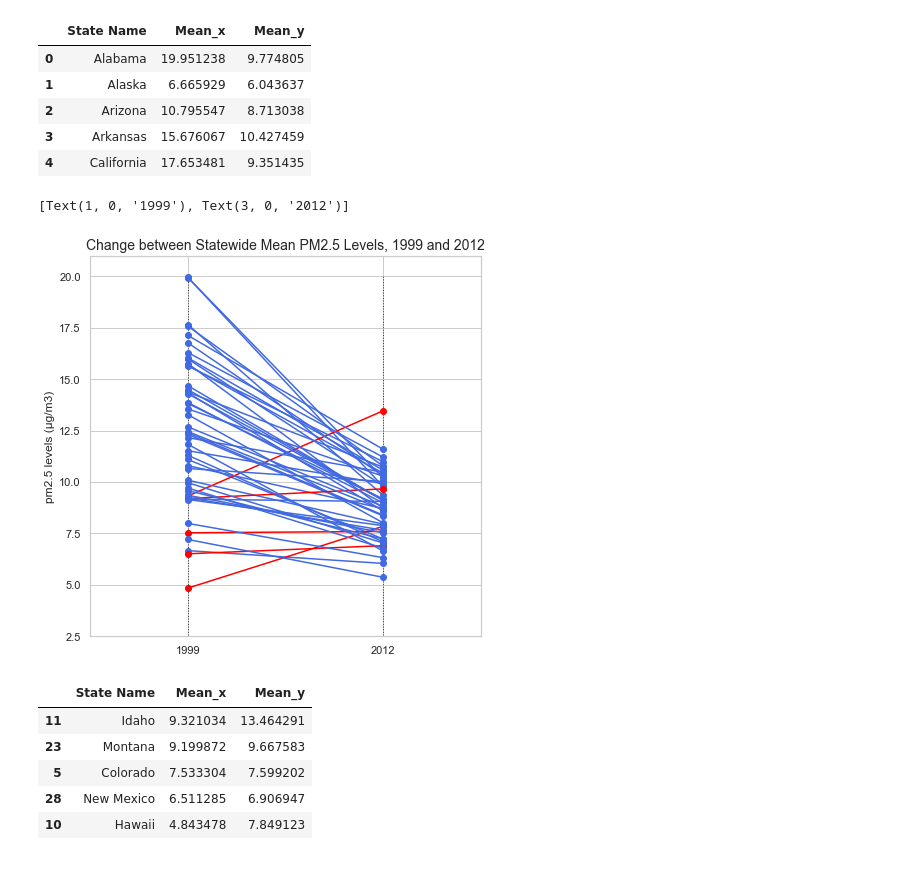
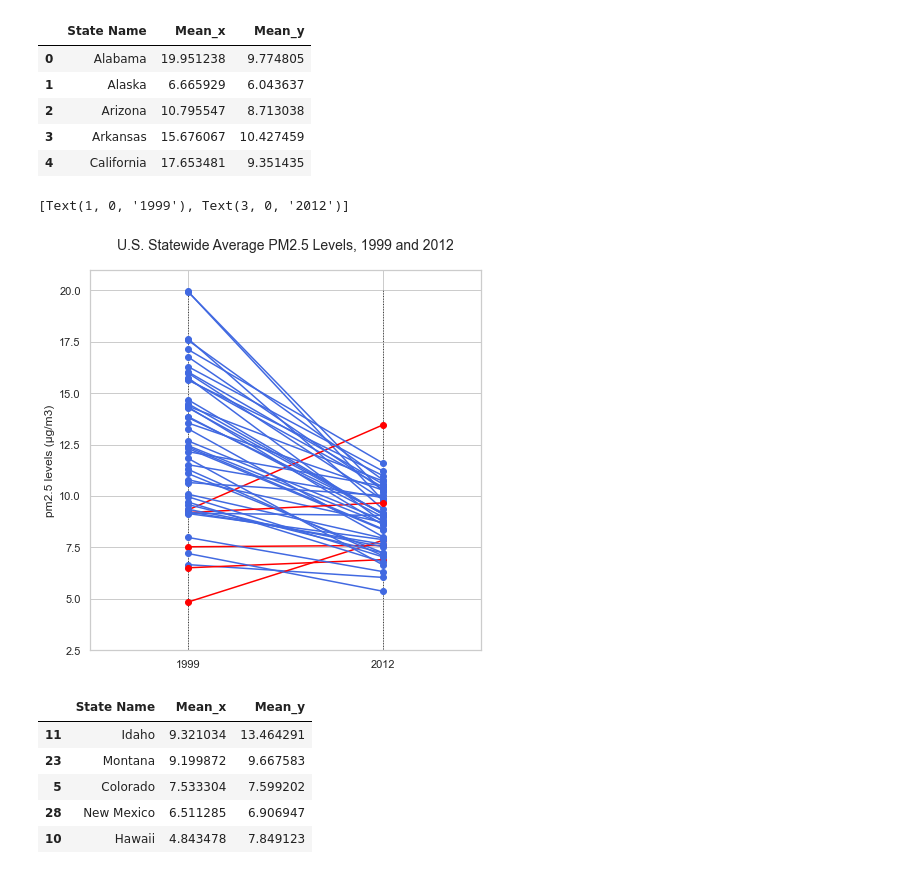
Before and after one commit to mjlaw/FIT_capstone, a Jupyter notebook: Jupyter_notebooks/PM2.5 studies part2.ipynb, the cells around one changed output. Saved outputs shown, nothing was run; the diff lists cells and outputs as text; code cells hidden in the pictures.

Commit message:
final notebook

```diff
--- a/Jupyter_notebooks/PM2.5 studies part2.ipynb
+++ b/Jupyter_notebooks/PM2.5 studies part2.ipynb
@@ -723,9 +723,9 @@ df0 = pd.DataFrame(x0_cleaned.to_frame()).assign(Year=1999)
 df1 = pd.DataFrame(x1_cleaned.to_frame()).assign(Year=2012)
 df2 = pd.DataFrame(x2_cleaned.to_frame()).assign(Year=2020)
 cdf = pd.concat([df0, df1, df2])
-sns.set(style='whitegrid', context='notebook', rc={'figure.figsize': (7,7)})
+sns.set(style='whitegrid', context='notebook', rc={'figure.figsize': (8,8)})
 ax = sns.boxplot(x="Year", y="Arithmetic Mean", data=cdf, width = 0.5, palette='Blues', showfliers = False)
-ax.set_title('Daily Average PM2.5 Levels, Outliers Removed', fontsize=14)
+ax.set_title('U.S. Daily Average PM2.5 Levels, Outliers Removed', pad=20, fontsize=14)
 ax.set_ylabel('pm2.5 levels (µg/m3)')
 ax.set_xlabel('')
 # %% [output]
@@ -767,32 +767,32 @@ d1.to_csv('C:\\Users\\Mary\\CIS5898\\FIT_capstone\\88101_2012_byState.csv', head
 #https://www.machinelearningplus.com/plots/top-50-matplotlib-visualizations-the-master-plots-python/
 
 import matplotlib.lines as mlines
 
 def newline(p1, p2, color='black'):
     ax = plt.gca()
     l = mlines.Line2D([p1[0],p2[0]], [p1[1],p2[1]], color='royalblue' if p1[1]-p2[1] > 0 else 'red',  marker='o', markersize=6)
     ax.add_line(l)
     return l
 
 fig, ax = plt.subplots(1,1,figsize=(7,7))
 
 # Vertical Lines
 ax.vlines(x=1, ymin= 0, ymax=20, color='black', alpha=0.7, linewidth=1, linestyles='dotted')
 ax.vlines(x=3, ymin=0, ymax=20, color='black', alpha=0.7, linewidth=1, linestyles='dotted')
 
 # Points
 ax.scatter(y=mrg['Mean_x'], x=np.repeat(1, mrg.shape[0]), s=10, color='black', alpha=0.7)
 ax.scatter(y=mrg['Mean_y'], x=np.repeat(3, mrg.shape[0]), s=10, color='black', alpha=0.7)
 
 # Line Segments and Annotation
 for p1, p2, c in zip(mrg['Mean_x'], mrg['Mean_y'], mrg['State Name']):
     newline([1,p1], [3,p2])
 
 # Title and Labels
-ax.set_title('Change between Statewide Mean PM2.5 Levels, 1999 and 2012', fontsize=14)
+ax.set_title('U.S. Statewide Average PM2.5 Levels, 1999 and 2012', pad=20, fontsize=14)
 ax.set(xlim=(0,4), ylim=(2.5,21), ylabel='pm2.5 levels (µg/m3)')
 ax.set_xticks([1,3])
 ax.set_xticklabels(['1999', '2012'])
 # %% [output]
 [Text(1, 0, '1999'), Text(3, 0, '2012')]
-[figure, old version]
+[figure, new version]
```
Also changed, not shown: parts of 135 cells of this notebook, 1 other file.
